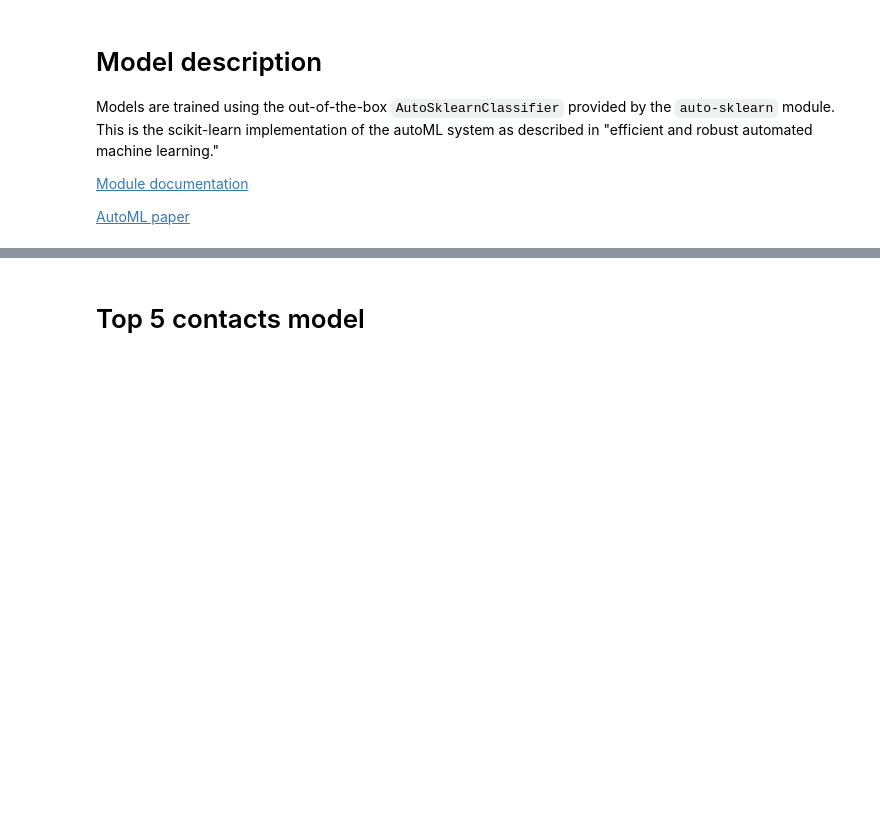
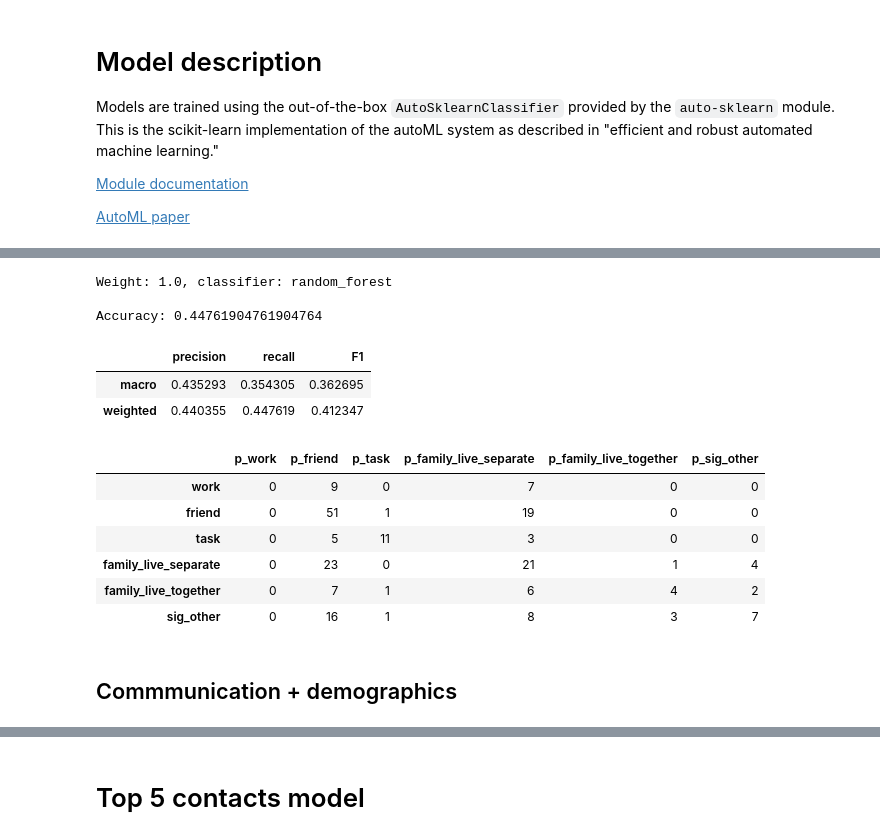
Before and after one commit to tliu526/relationship-prediction, a Jupyter notebook: model/automl.ipynb, the cells around one changed output, grey strips where cells are left out. Cells and saved outputs as stored; diff of their text form; code cells hidden in the pictures; blank space fills up the shorter version.

```diff
--- a/model/automl.ipynb
+++ b/model/automl.ipynb
@@ -133,0 +170,37 @@ Models are trained using the out-of-the-box `AutoSklearnClassifier` provided by
+# %%
+# TODO switch to top 5
+
+rand_forest_top_5_age_gender_model = pickle.load(open('rand_forest_top_5_age_gender_contact_type.automl', 'rb'))
+rand_forest_top_5_age_gender_pred = pickle.load(open('rand_forest_top_5_age_gender_contact_type.predict', 'rb'))
+# %%
+top_5_age_gender_train = pickle.load(open('../data/top_5_age_gender_train_features.df', 'rb'))
+top_5_age_gender_test =  pickle.load(open('../data/top_5_age_gender_test_features.df', 'rb'))
+
+train_data = top_5_age_gender_train.replace(replace_dict)
+test_data = top_5_age_gender_test.replace(replace_dict)
+
+train_y = train_data['contact_type']
+train_X = train_data.drop(['contact_type', 'pid', 'combined_hash'], axis=1)
+test_y = test_data['contact_type']
+test_X = test_data.drop(['contact_type', 'pid', 'combined_hash'], axis=1)
+# %%
+top_5_age_gender_ensemble = rand_forest_top_5_age_gender_model.get_models_with_weights()
+print_ensemble(top_5_age_gender_ensemble)
+print()
+print_metrics(test_y, rand_forest_top_5_age_gender_pred)
+# %% [output]
+Weight: 1.0, classifier: random_forest
+
+Accuracy: 0.44761904761904764
+|  | precision | recall | F1 |
+| macro | 0.435293 | 0.354305 | 0.362695 |
+| weighted | 0.440355 | 0.447619 | 0.412347 |
+|  | p_work | p_friend | p_task | p_family_live_separate | p_family_live_together | p_sig_other |
+| work | 0 | 9 | 0 | 7 | 0 | 0 |
+| friend | 0 | 51 | 1 | 19 | 0 | 0 |
+| task | 0 | 5 | 11 | 3 | 0 | 0 |
+| family_live_separate | 0 | 23 | 0 | 21 | 1 | 4 |
+| family_live_together | 0 | 7 | 1 | 6 | 4 | 2 |
+| sig_other | 0 | 16 | 1 | 8 | 3 | 7 |
+# %% [markdown]
+## Commmunication + demographics
```
Also changed, not shown: parts of 64 cells of this notebook.
